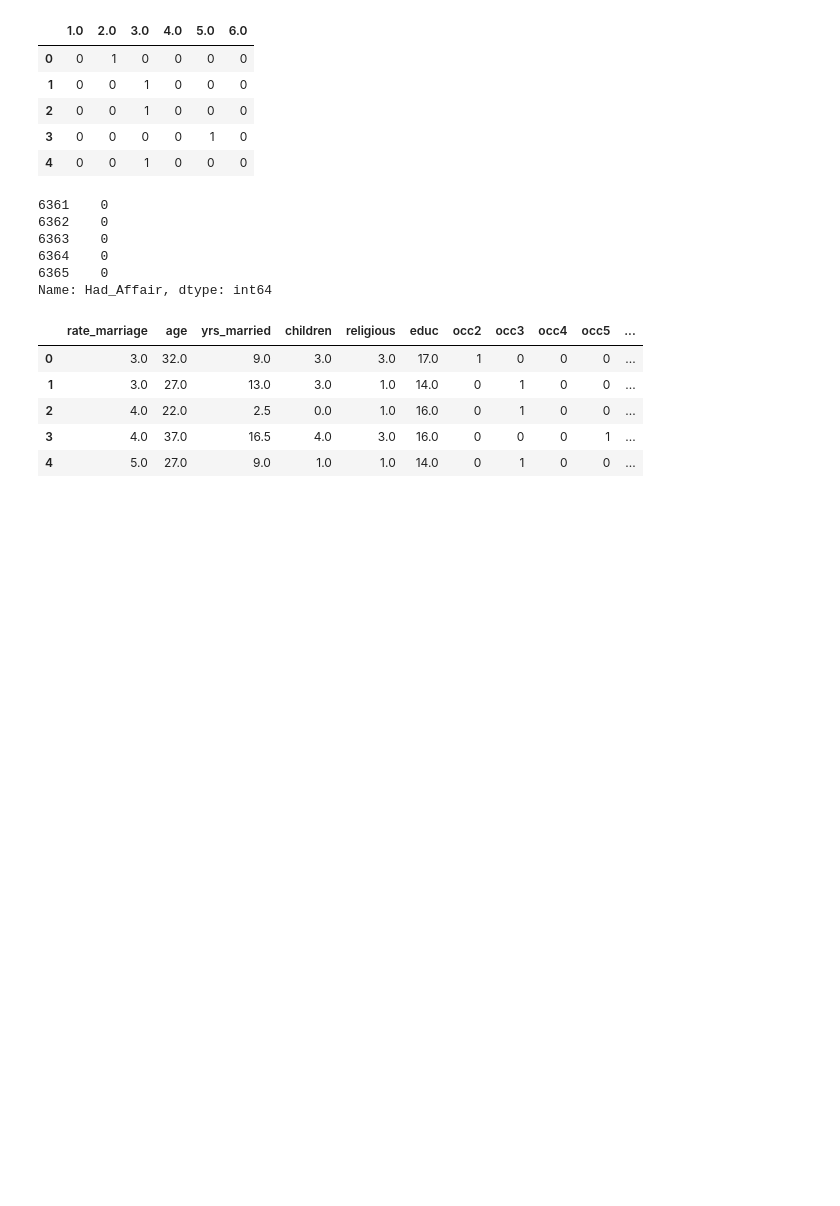
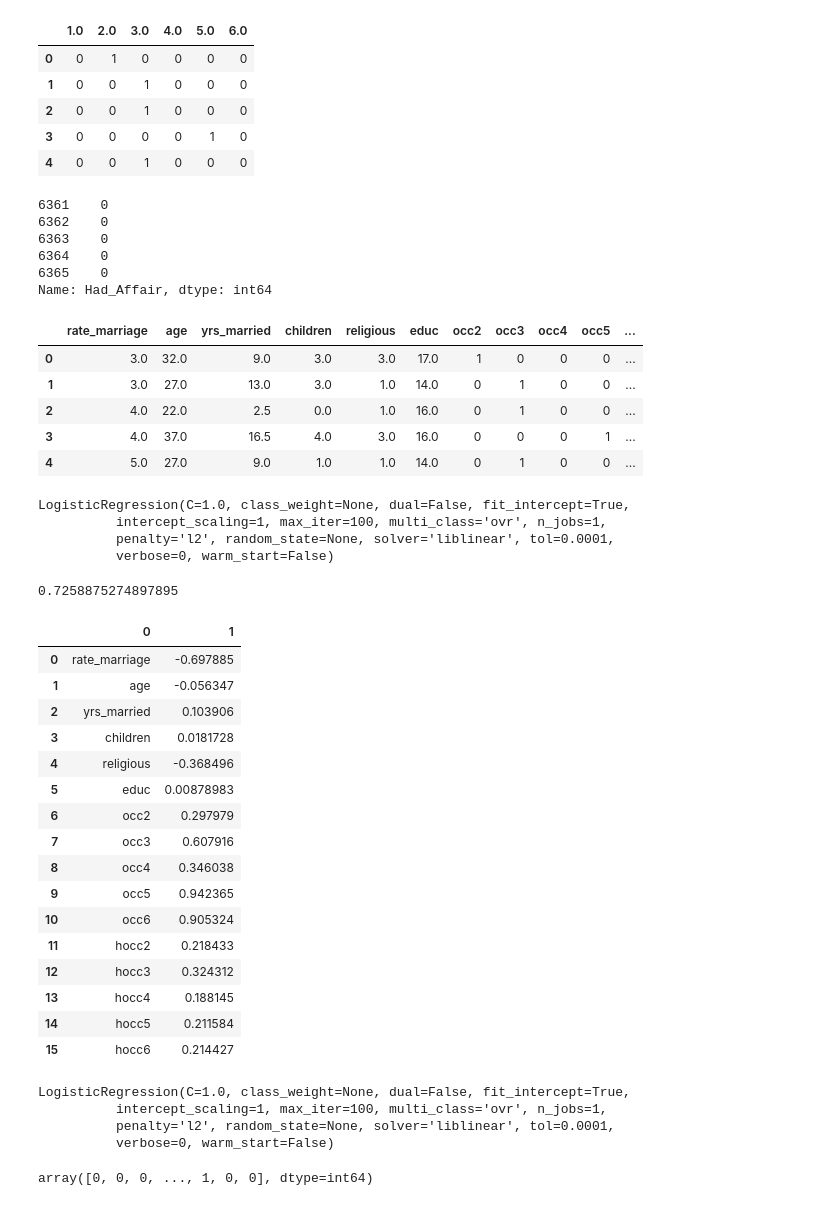
Before and after one commit to kiyo2022/project, a Jupyter notebook: ロジスティック回帰.ipynb, the cells around one changed output. Saved outputs shown, nothing was run; the diff lists cells and outputs as text; code cells hidden in the pictures; blank space fills up the shorter version.

```diff
--- a/ロジスティック回帰.ipynb
+++ b/ロジスティック回帰.ipynb
@@ -127,3 +127,40 @@ X.head()
 | 2 | 4.0 | 22.0 | 2.5 | 0.0 | 1.0 | 16.0 | 0 | 1 | 0 | 0 | ... |
 | 3 | 4.0 | 37.0 | 16.5 | 4.0 | 3.0 | 16.0 | 0 | 0 | 0 | 1 | ... |
 | 4 | 5.0 | 27.0 | 9.0 | 1.0 | 1.0 | 14.0 | 0 | 1 | 0 | 0 | ... |
+# %%
+Y = np.ravel(Y)
+# %%
+log_model = LogisticRegression()
+# %%
+log_model.fit(X, Y)
+# %% [output]
+LogisticRegression(C=1.0, class_weight=None, dual=False, fit_intercept=True,
+          intercept_scaling=1, max_iter=100, multi_class='ovr', n_jobs=1,
+          penalty='l2', random_state=None, solver='liblinear', tol=0.0001,
+          verbose=0, warm_start=False)
+# %%
+log_model.score(X,Y)
+# %% [output]
+0.7258875274897895
+# %%
+coeff_df = DataFrame([X.columns, log_model.coef_[0]]).T
+# %%
+coeff_df
+# %% [output]
+|  | 0 | 1 |
+| 0 | rate_marriage | -0.697885 |
+| 1 | age | -0.056347 |
+| 2 | yrs_married | 0.103906 |
+| 3 | children | 0.0181728 |
+| 4 | religious | -0.368496 |
+| 5 | educ | 0.00878983 |
+| 6 | occ2 | 0.297979 |
+| 7 | occ3 | 0.607916 |
+| 8 | occ4 | 0.346038 |
+| 9 | occ5 | 0.942365 |
+| 10 | occ6 | 0.905324 |
+| 11 | hocc2 | 0.218433 |
+| 12 | hocc3 | 0.324312 |
+| 13 | hocc4 | 0.188145 |
+| 14 | hocc5 | 0.211584 |
+| 15 | hocc6 | 0.214427 |
@@ -129,0 +171,7 @@ X.head()
+# %%
+log_model2.fit(X_train, Y_train)
+# %% [output]
+LogisticRegression(C=1.0, class_weight=None, dual=False, fit_intercept=True,
+          intercept_scaling=1, max_iter=100, multi_class='ovr', n_jobs=1,
+          penalty='l2', random_state=None, solver='liblinear', tol=0.0001,
+          verbose=0, warm_start=False)
@@ -129,0 +180,4 @@ X.head()
+# %%
+class_predict
+# %% [output]
+array([0, 0, 0, ..., 1, 0, 0], dtype=int64)
```
Also changed, not shown: parts of 4 cells of this notebook.
